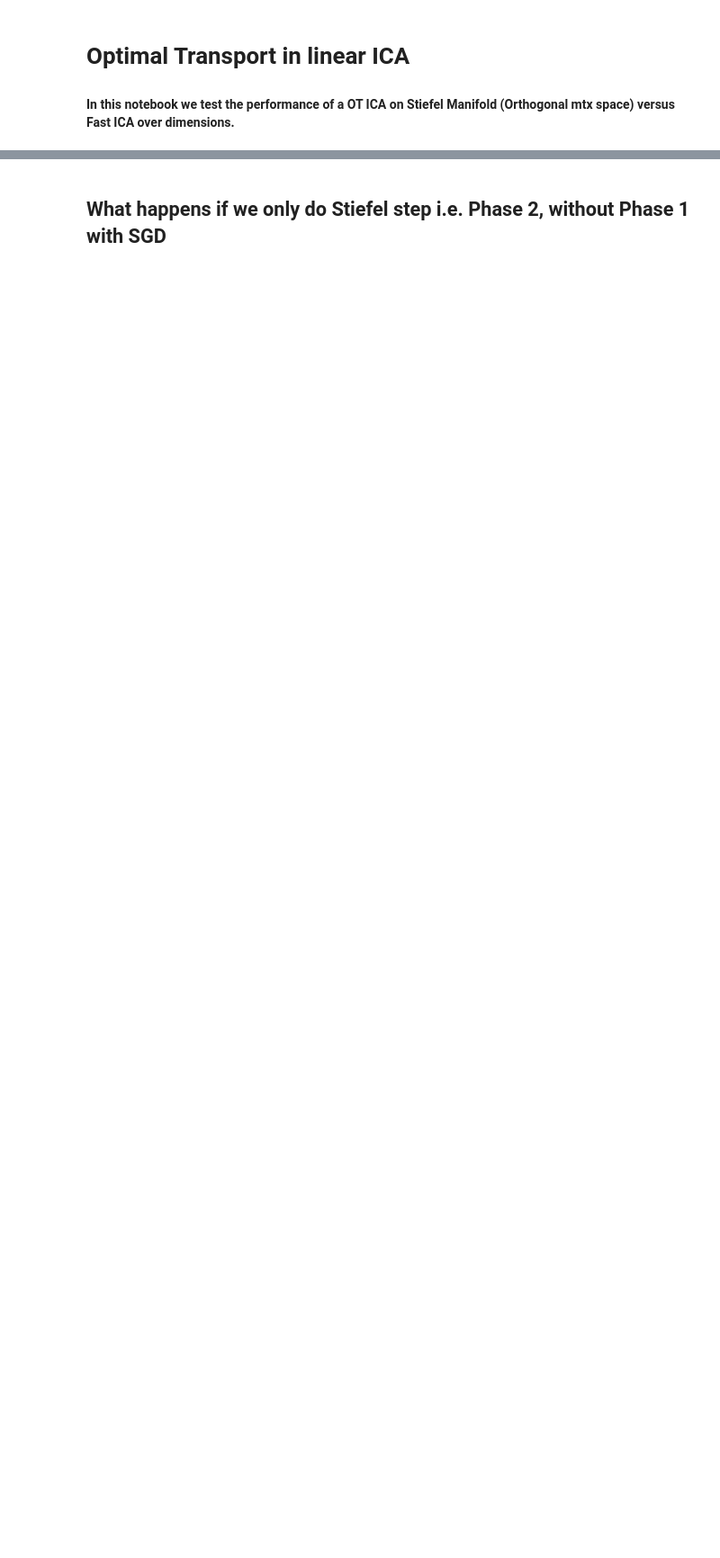
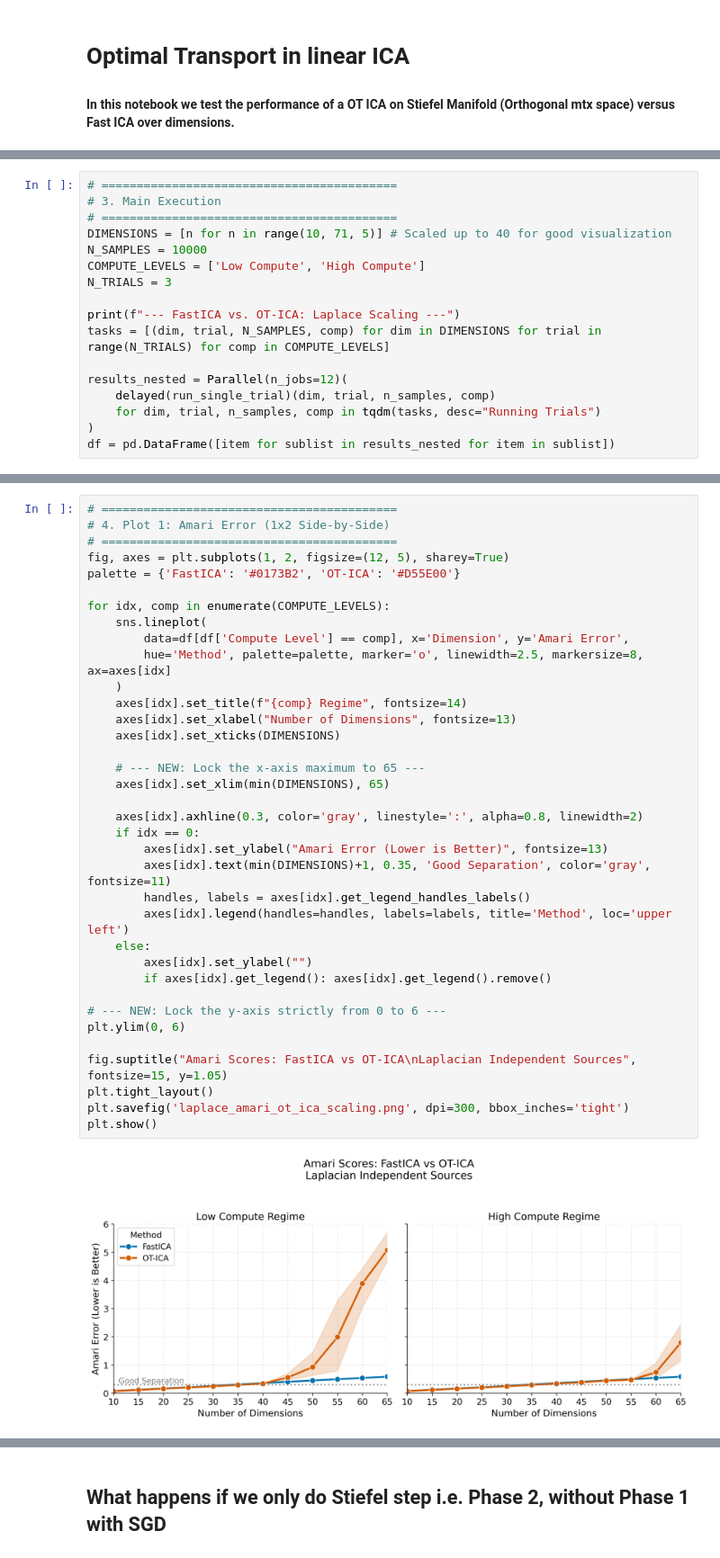
Before and after one commit to ashutoshjha3103/ot_in_linear_ica, a Jupyter notebook: exp/OT_stiefel_manifold_vs_FastICA.ipynb, the cells around one changed output, grey strips where cells are left out. Shown at 90% size. Cells and saved outputs as stored; diff of their text form; blank space fills up the shorter version.

```diff
--- a/exp/OT_stiefel_manifold_vs_FastICA.ipynb
+++ b/exp/OT_stiefel_manifold_vs_FastICA.ipynb
@@ -225,0 +149,17 @@ display(summary_table[['Dimension', 'Method', 'Amari Error', 'Phase 1 Time (s)',
+# %%
+# ==========================================
+# 3. Main Execution
+# ==========================================
+DIMENSIONS = [n for n in range(10, 71, 5)] # Scaled up to 40 for good visualization
+N_SAMPLES = 10000
+COMPUTE_LEVELS = ['Low Compute', 'High Compute']
+N_TRIALS = 3
+
+print(f"--- FastICA vs. OT-ICA: Laplace Scaling ---")
+tasks = [(dim, trial, N_SAMPLES, comp) for dim in DIMENSIONS for trial in range(N_TRIALS) for comp in COMPUTE_LEVELS]
+
+results_nested = Parallel(n_jobs=12)(
+    delayed(run_single_trial)(dim, trial, n_samples, comp)
+    for dim, trial, n_samples, comp in tqdm(tasks, desc="Running Trials")
+)
+df = pd.DataFrame([item for sublist in results_nested for item in sublist])
@@ -225,0 +168,38 @@ display(summary_table[['Dimension', 'Method', 'Amari Error', 'Phase 1 Time (s)',
+# %%
+# ==========================================
+# 4. Plot 1: Amari Error (1x2 Side-by-Side)
+# ==========================================
+fig, axes = plt.subplots(1, 2, figsize=(12, 5), sharey=True)
+palette = {'FastICA': '#0173B2', 'OT-ICA': '#D55E00'}
+
+for idx, comp in enumerate(COMPUTE_LEVELS):
+    sns.lineplot(
+        data=df[df['Compute Level'] == comp], x='Dimension', y='Amari Error',
+        hue='Method', palette=palette, marker='o', linewidth=2.5, markersize=8, ax=axes[idx]
+    )
+    axes[idx].set_title(f"{comp} Regime", fontsize=14)
+    axes[idx].set_xlabel("Number of Dimensions", fontsize=13)
+    axes[idx].set_xticks(DIMENSIONS)
+
+    # --- NEW: Lock the x-axis maximum to 65 ---
+    axes[idx].set_xlim(min(DIMENSIONS), 65)
+
+    axes[idx].axhline(0.3, color='gray', linestyle=':', alpha=0.8, linewidth=2)
+    if idx == 0:
+        axes[idx].set_ylabel("Amari Error (Lower is Better)", fontsize=13)
+        axes[idx].text(min(DIMENSIONS)+1, 0.35, 'Good Separation', color='gray', fontsize=11)
+        handles, labels = axes[idx].get_legend_handles_labels()
+        axes[idx].legend(handles=handles, labels=labels, title='Method', loc='upper left')
+    else:
+        axes[idx].set_ylabel("")
+        if axes[idx].get_legend(): axes[idx].get_legend().remove()
+
+# --- NEW: Lock the y-axis strictly from 0 to 6 ---
+plt.ylim(0, 6)
+
+fig.suptitle("Amari Scores: FastICA vs OT-ICA\nLaplacian Independent Sources", fontsize=15, y=1.05)
+plt.tight_layout()
+plt.savefig('laplace_amari_ot_ica_scaling.png', dpi=300, bbox_inches='tight')
+plt.show()
+# %% [output]
+[figure, added]
```
Also changed, not shown: parts of 13 cells of this notebook, 19 other files.
